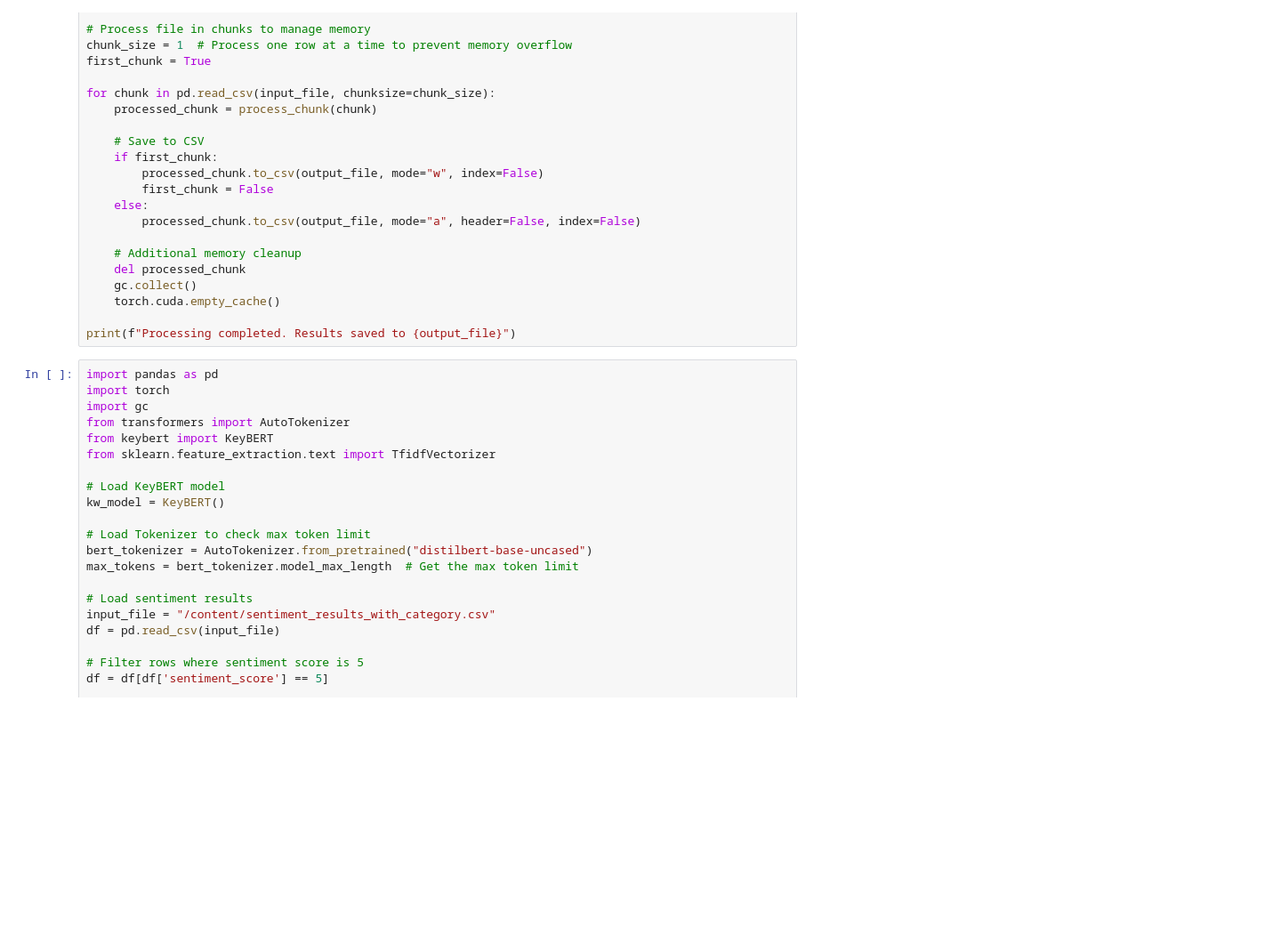
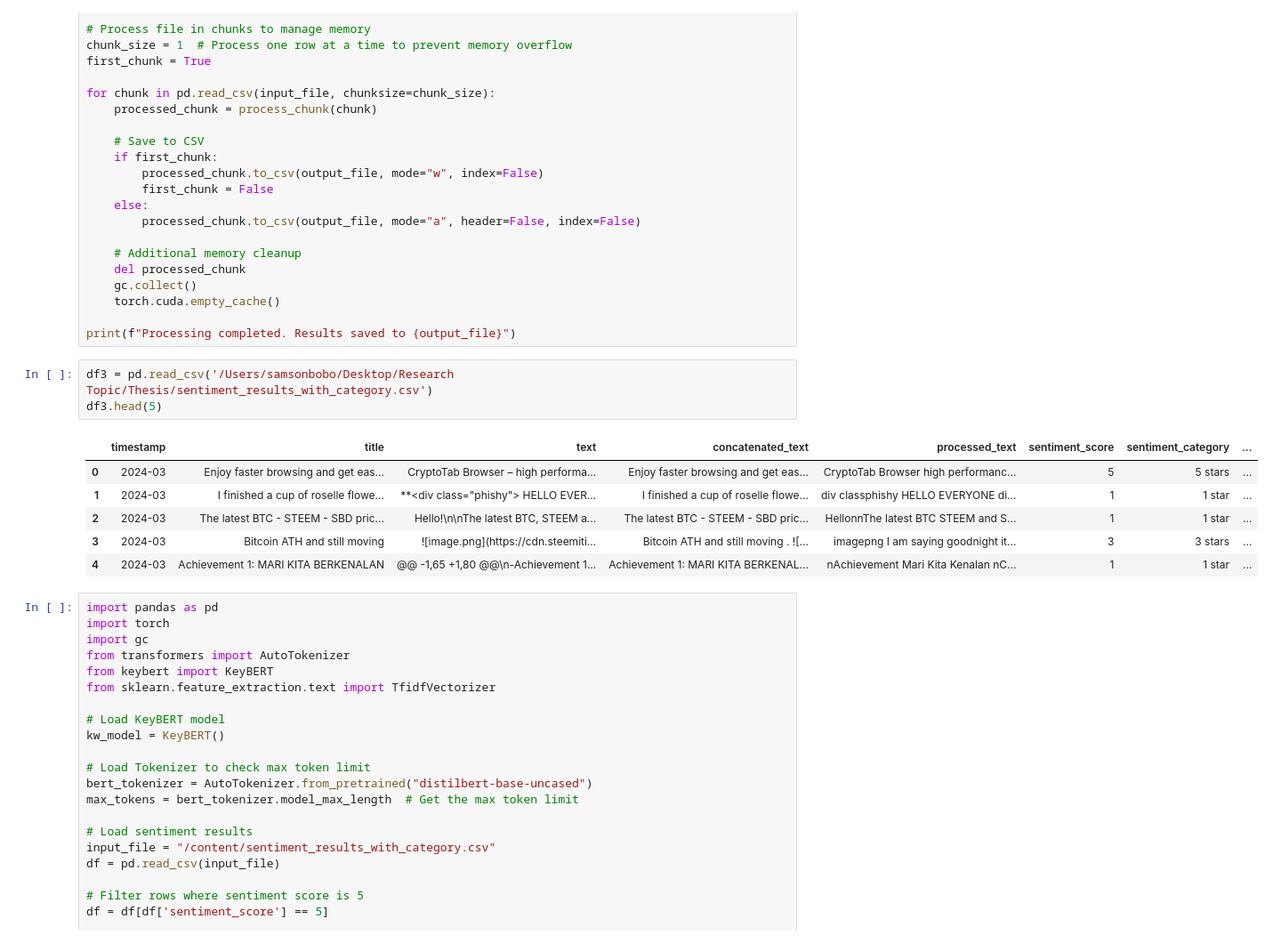
Before and after one commit to BoboSamson/pygents, a Jupyter notebook: Topics_Data_Preprocessing.ipynb, the cells around one changed output. Shown at 89% size. Saved outputs shown, nothing was run; the diff lists cells and outputs as text; blank space fills up the shorter version.

```diff
--- a/Topics_Data_Preprocessing.ipynb
+++ b/Topics_Data_Preprocessing.ipynb
@@ -131,6 +139,16 @@ for chunk in pd.read_csv(input_file, chunksize=chunk_size):
     torch.cuda.empty_cache()
 
 print(f"Processing completed. Results saved to {output_file}")
+# %%
+df3 = pd.read_csv('/Users/samsonbobo/Desktop/Research Topic/Thesis/sentiment_results_with_category.csv')
+df3.head(5)
+# %% [output]
+|  | timestamp | title | text | concatenated_text | processed_text | sentiment_score | sentiment_category | ... |
+| 0 | 2024-03 | Enjoy faster browsing and get eas... | CryptoTab Browser – high performa... | Enjoy faster browsing and get eas... | CryptoTab Browser high performanc... | 5 | 5 stars | ... |
+| 1 | 2024-03 | I finished a cup of roselle flowe... | **<div class="phishy"> HELLO EVER... | I finished a cup of roselle flowe... | div classphishy HELLO EVERYONE di... | 1 | 1 star | ... |
+| 2 | 2024-03 | The latest BTC - STEEM - SBD pric... | Hello!\n\nThe latest BTC, STEEM a... | The latest BTC - STEEM - SBD pric... | HellonnThe latest BTC STEEM and S... | 1 | 1 star | ... |
+| 3 | 2024-03 | Bitcoin ATH and still moving | ![image.png](https://cdn.steemiti... | Bitcoin ATH and still moving . ![... | imagepng I am saying goodnight it... | 3 | 3 stars | ... |
+| 4 | 2024-03 | Achievement 1: MARI KITA BERKENALAN | @@ -1,65 +1,80 @@\n-Achievement 1... | Achievement 1: MARI KITA BERKENAL... | nAchievement Mari Kita Kenalan nC... | 1 | 1 star | ... |
 # %%
 import pandas as pd
 import torch
```
Also changed, not shown: parts of 6 cells of this notebook.
